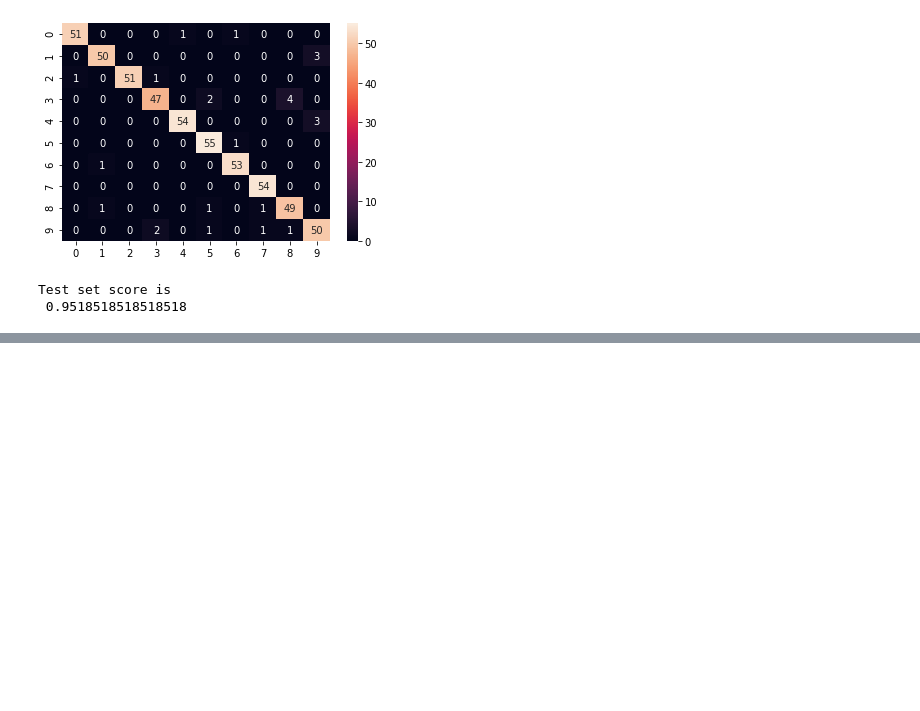
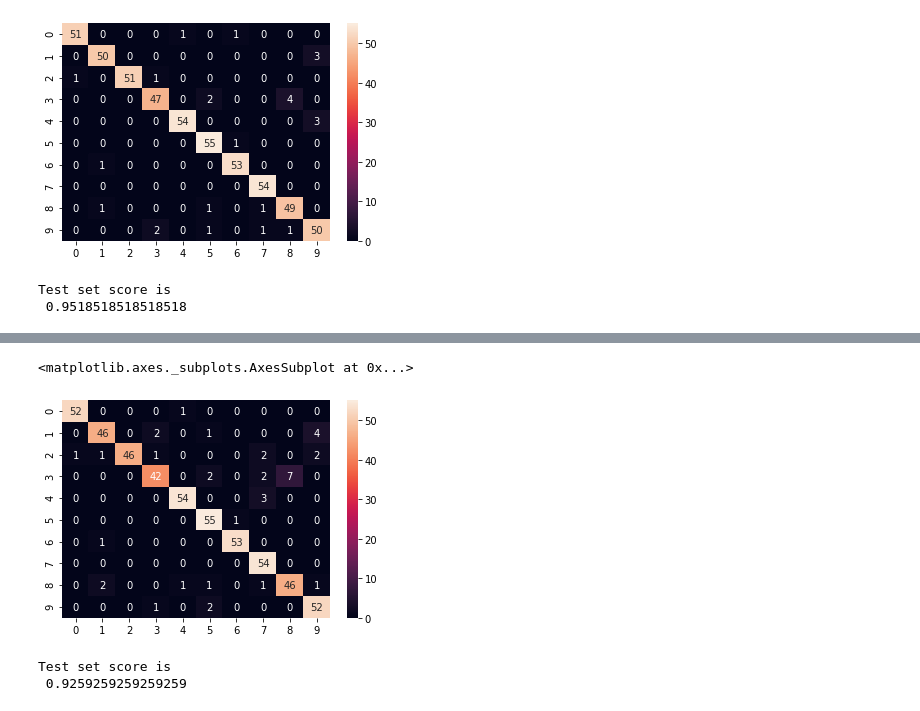
Before and after one commit to Aleena-Mishra-10/Project, a Jupyter notebook: Handwritten_Digit_Recognization.ipynb, the cells around one changed output, grey strips where cells are left out. Cells and saved outputs as stored; diff of their text form; code cells hidden in the pictures; blank space fills up the shorter version.

```diff
--- a/Handwritten_Digit_Recognization.ipynb
+++ b/Handwritten_Digit_Recognization.ipynb
@@ -90,0 +118,3 @@ Test set score is
+# %%
+clf2=RandomForestClassifier(criterion='gini',min_samples_leaf=1)
+clf2.fit(digits.data[1:1257],digits.target[1:1257])
@@ -90,0 +130,13 @@ Test set score is
+# %%
+y_pred1=clf2.predict(digits.data[1257:1797])
+y_true=digits.target[1257:1797]
+cm1=confusion_matrix(y_true,y_pred1)
+sns.heatmap(cm1,annot=True)
+# %% [output]
+<matplotlib.axes._subplots.AxesSubplot at 0x...>
+[figure, added]
+# %%
+print('Test set score is\n',clf2.score(digits.data[1257:1797],digits.target[1257:1797]))
+# %% [output]
+Test set score is
+ 0.9259259259259259
```
Also changed, not shown: parts of 3 cells of this notebook.
